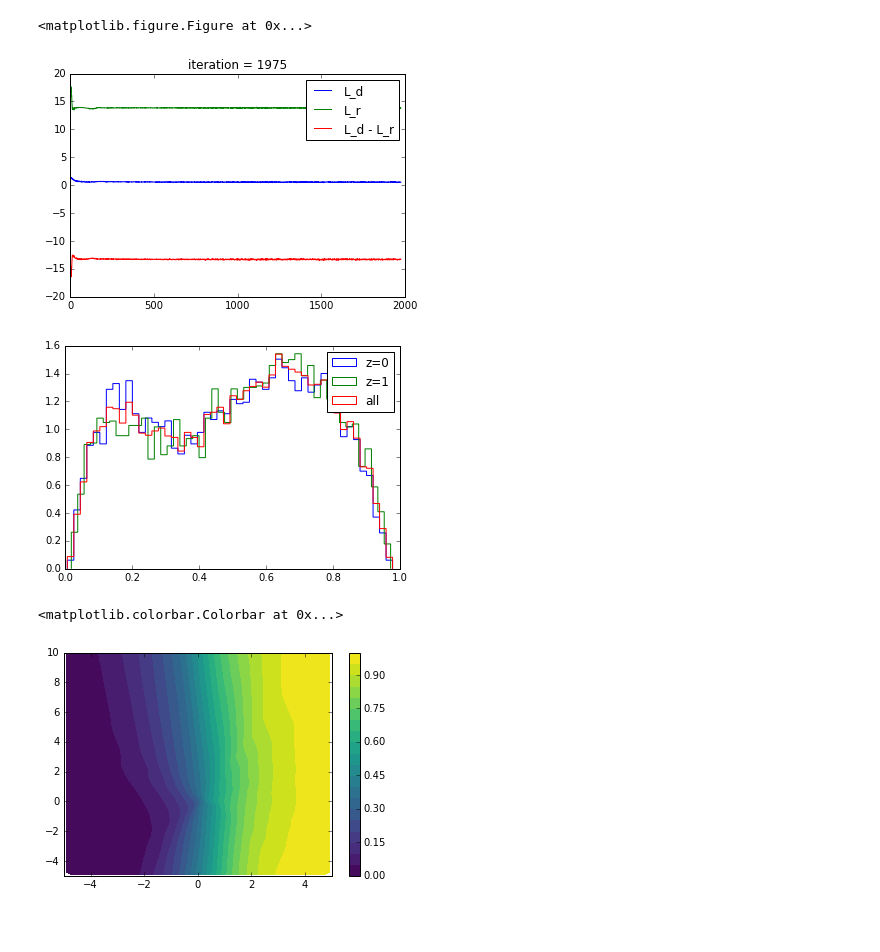
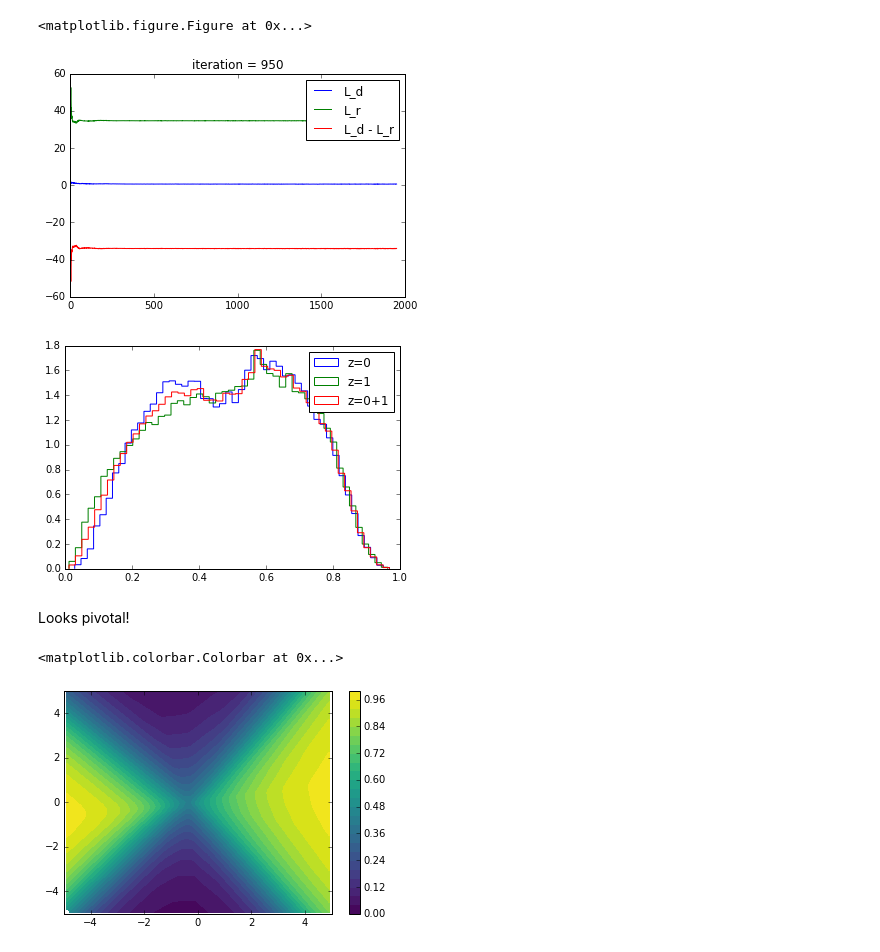
Before and after one commit to glouppe/paper-learning-to-pivot, a Jupyter notebook: code/Adversarial training against systematic uncertainties.ipynb, the cells around one changed output. Saved outputs shown, nothing was run; the diff lists cells and outputs as text; code cells hidden in the pictures; blank space fills up the shorter version.

```diff
--- a/code/Adversarial training against systematic uncertainties.ipynb
+++ b/code/Adversarial training against systematic uncertainties.ipynb
@@ -89,7 +129,7 @@ def make_loss_R(c):
 opt_DRf = SGD(lr=10e-3, momentum=0.1)
 DRf = Model(input=[inputs], output=[D(inputs), R(inputs)])
 DRf.compile(loss=[make_loss_D(c=-1.0),
-                  make_loss_R(c=20.0)],   # compare with c=0.0, ie. when no there is no adversary
+                  make_loss_R(c=50.0)],   # compare with c=0.0, ie. when no there is no adversary
             optimizer=opt_DRf)
 
 opt_DfR = SGD(lr=10e-3, momentum=0.1)
@@ -140,5 +180,5 @@ array([[ 0.42356026],
 # Pretraining
 D.trainable = False
 R.trainable = True
-DfR.fit(X, z, nb_epoch=50)
+DfR.fit(X, z, nb_epoch=10)
 # %% [output]
@@ -179,8 +222,8 @@ losses = {"L_d": [], "L_r": [], "L_d - L_r": []}
 # %%
 batch_size = 128
 
-for i in range(2000):
-    if i % 25 == 0:
+for i in range(1000):
+    if i % 50 == 0:
         plot_losses(i, losses)
 
     # Fit D
@@ -203,30 +246,32 @@ for i in range(2000):
         DfR.train_on_batch(X[indices], z[indices])
 # %% [output]
 <matplotlib.figure.Figure at 0x...>
-[figure, old version]
+[figure, new version]
 # %%
-plt.hist(D.predict(X[z==0]), bins=50, normed=1, histtype="step", label="z=0")
-plt.hist(D.predict(X[z==1]), bins=50, normed=1, histtype="step", label="z=1")
-plt.hist(D.predict(X), bins=50, normed=1, histtype="step", label="all")
+plt.hist(1. - D.predict(X0), bins=50, normed=1, histtype="step", label="z=0")
+plt.hist(1. - D.predict(X1), bins=50, normed=1, histtype="step", label="z=1")
+plt.hist(1. - D.predict(X), bins=50, normed=1, histtype="step", label="z=0+1")
 plt.legend()
 plt.show()
 # %% [output]
-[figure, old version]
+[figure, new version]
+# %% [markdown]
+Looks pivotal!
 # %%
-X_test = np.random.rand(10000, 2)
+X_test = np.random.rand(25000, 2)
 X_test[:, 0] *= 10.
 X_test[:, 0] -= 5.
-X_test[:, 1] *= 15.
+X_test[:, 1] *= 10.
 X_test[:, 1] -= 5.
 y_pred = D.predict(X_test).ravel()
 # %%
 from matplotlib.mlab import griddata
 xi = np.linspace(-5, 5., 100)
-yi = np.linspace(-5, 10., 200)
-zi = griddata(X_test[:, 0], X_test[:, 1], y_pred, xi, yi, interp='linear')
-CS = plt.contourf(xi, yi, zi, 20, cmap=plt.cm.viridis,
+yi = np.linspace(-5, 5., 200)
+zi = griddata(X_test[:, 0], X_test[:, 1], y_pred, xi, yi, interp="linear")
+CS = plt.contourf(xi, yi, zi, 25, cmap=plt.cm.viridis,
                   vmax=1.0, vmin=0.0)
 plt.colorbar()
 # %% [output]
 <matplotlib.colorbar.Colorbar at 0x...>
-[figure, old version]
+[figure, new version]
```
Also changed, not shown: parts of 14 cells of this notebook.
